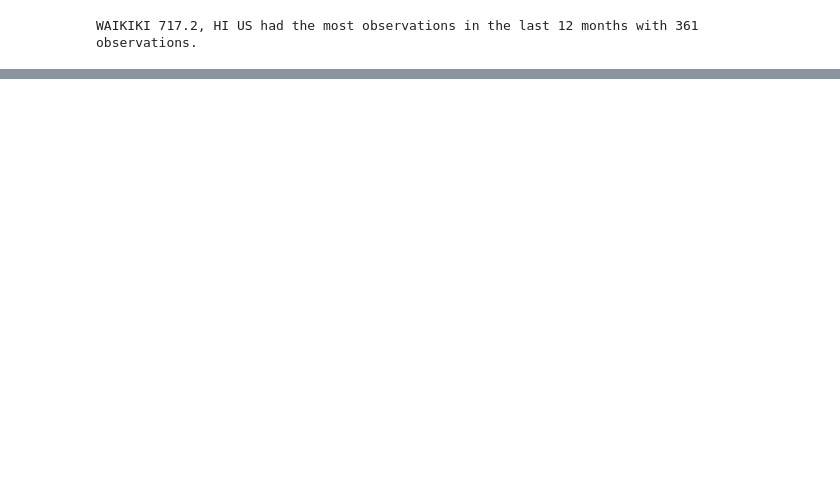
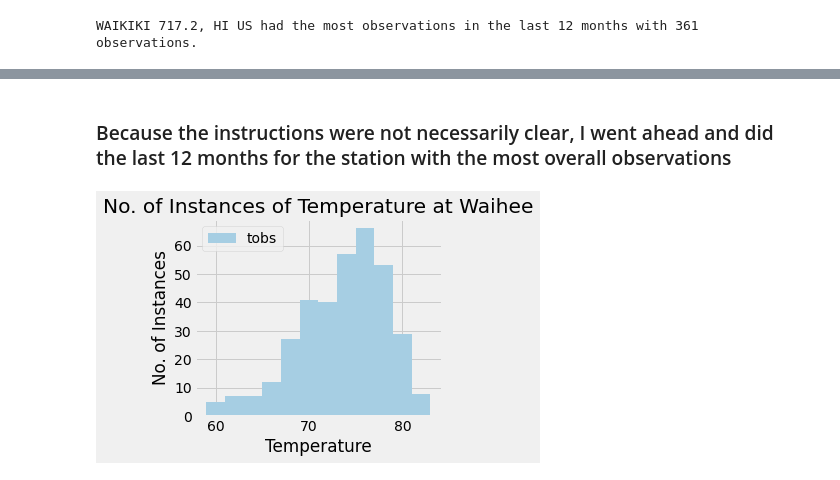
Before and after one commit to derrikdennis/sqlalchemy-challenge, a Jupyter notebook: climate.ipynb, the cells around one changed output, grey strips where cells are left out. Cells and saved outputs as stored; diff of their text form; code cells hidden in the pictures; blank space fills up the shorter version.

```diff
--- a/climate.ipynb
+++ b/climate.ipynb
@@ -326,0 +337,30 @@ plt.savefig('results/station-histogram.png')
+# %% [markdown]
+### Because the instructions were not necessarily clear, I went ahead and did the last 12 months for the station with the most overall observations
+# %%
+subquery = session.query(Station.station).filter(Station.name.like('%WAIHEE%')).subquery()
+waihee_last_year = session.query(Measurement).\
+                   filter(Measurement.station.in_(subquery)).\
+                   filter(Measurement.date.between(startdate,lastdate))
+session.close()
+# %%
+waihee_tobs = []
+for row in waihee_last_year:
+    waihee_tobs.append(row.tobs)
+# %%
+fig,ax = plt.subplots(tight_layout=True, sharey=True)
+
+ax.hist(waihee_tobs,bins=12,label='tobs', color='#a6cee3')
+
+
+ax.set_xlabel('Temperature')
+ax.set_ylabel('No. of Instances')
+ax.set_title('No. of Instances of Temperature at Waihee')
+
+ax.legend()
+
+#Saving the image in png format
+plt.savefig('results/waihee-histogram.png', dbi=300, bbox_inches='tight')
+
+plt.show()
+# %% [output]
+[figure, added]
```
Also changed, not shown: parts of 35 cells of this notebook, 3 other files.
